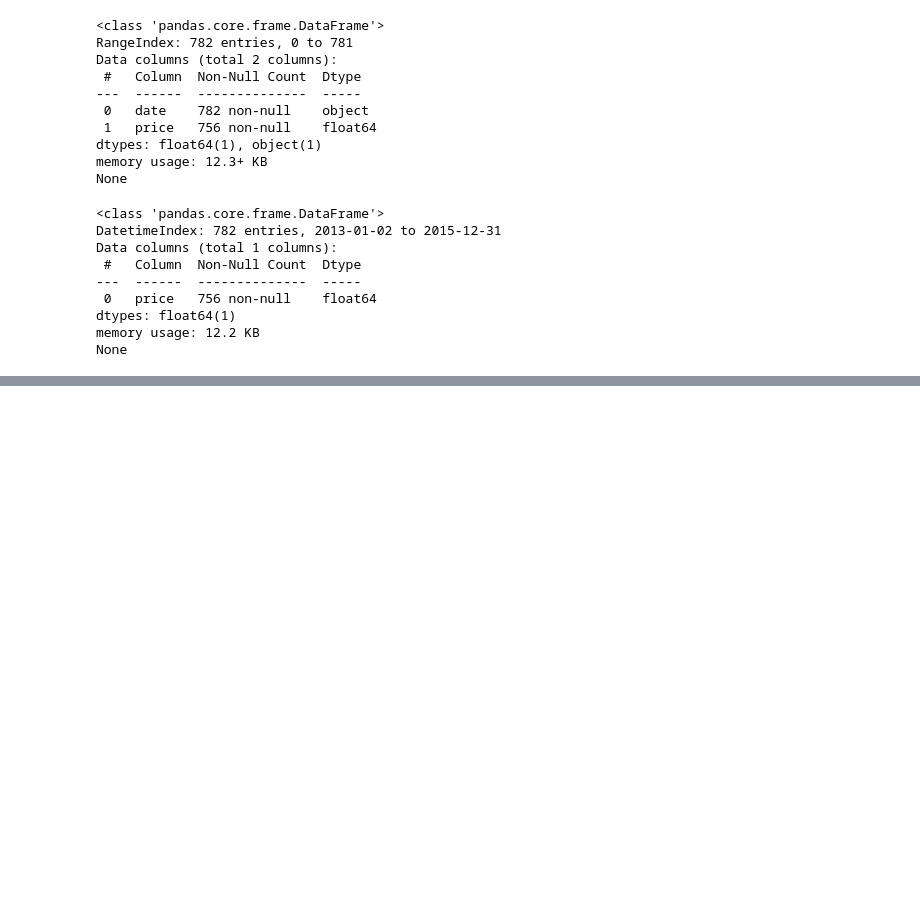
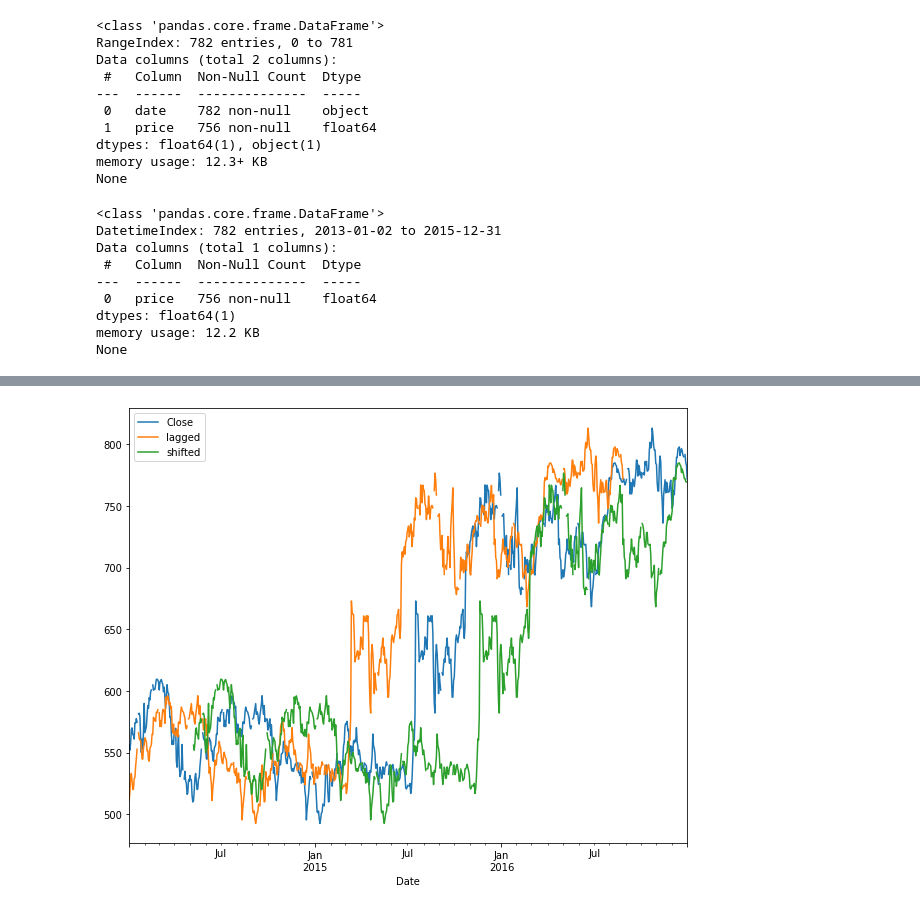
Before and after one commit to Aduzona/Machine_Learning, a Jupyter notebook: 14_Time_Series_with_Python/1_Manipulating_Time_Series_Data_in_Python/1_Working with Time Series in Pandas/1_Working_with_time_series_in_pandas.ipynb, the cells around one changed output, grey strips where cells are left out. Cells and saved outputs as stored; diff of their text form; code cells hidden in the pictures; blank space fills up the shorter version.

```diff
--- a/14_Time_Series_with_Python/1_Manipulating_Time_Series_Data_in_Python/1_Working with Time Series in Pandas/1_Working_with_time_series_in_pandas.ipynb
+++ b/14_Time_Series_with_Python/1_Manipulating_Time_Series_Data_in_Python/1_Working with Time Series in Pandas/1_Working_with_time_series_in_pandas.ipynb
@@ -153,0 +300,16 @@ None
+# %%
+# Import data here
+google = pd.read_csv('../stock_data/google.csv',parse_dates=['Date'], index_col='Date')
+
+# Set data frequency to business daily
+google = google.asfreq('B')
+
+# Create 'lagged' and 'shifted'
+google['lagged'] = google.Close.shift(periods=-90)
+google['shifted'] = google.Close.shift(periods=90)
+
+# Plot the google price series
+google.plot(figsize=(10,8))
+plt.show()
+# %% [output]
+[figure, added]
```
Also changed, not shown: parts of 21 cells of this notebook, 15 other files.
